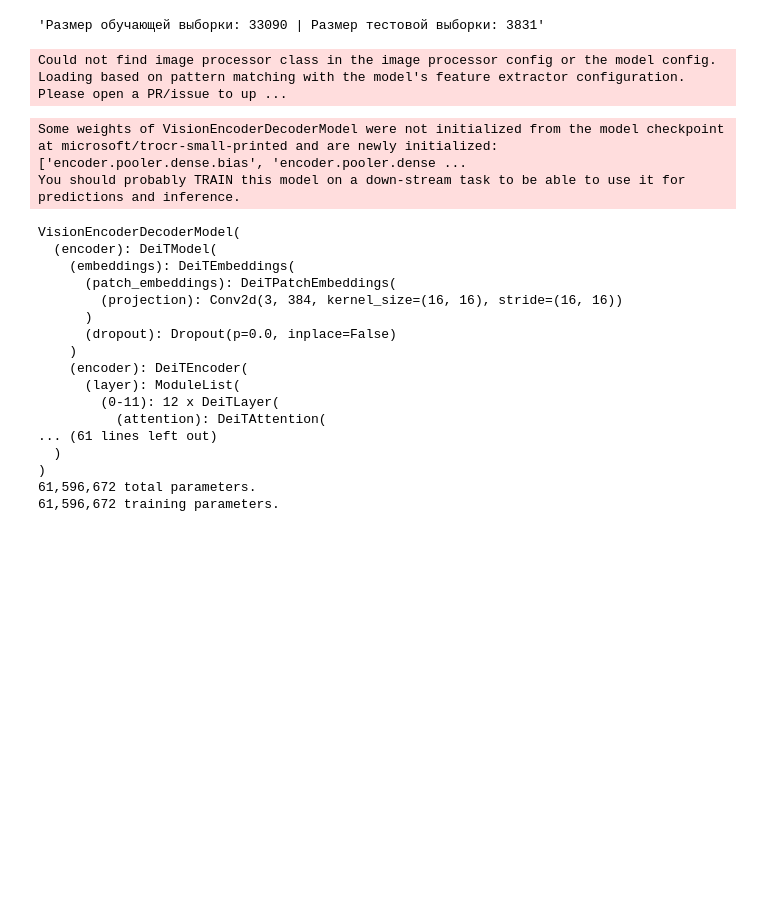
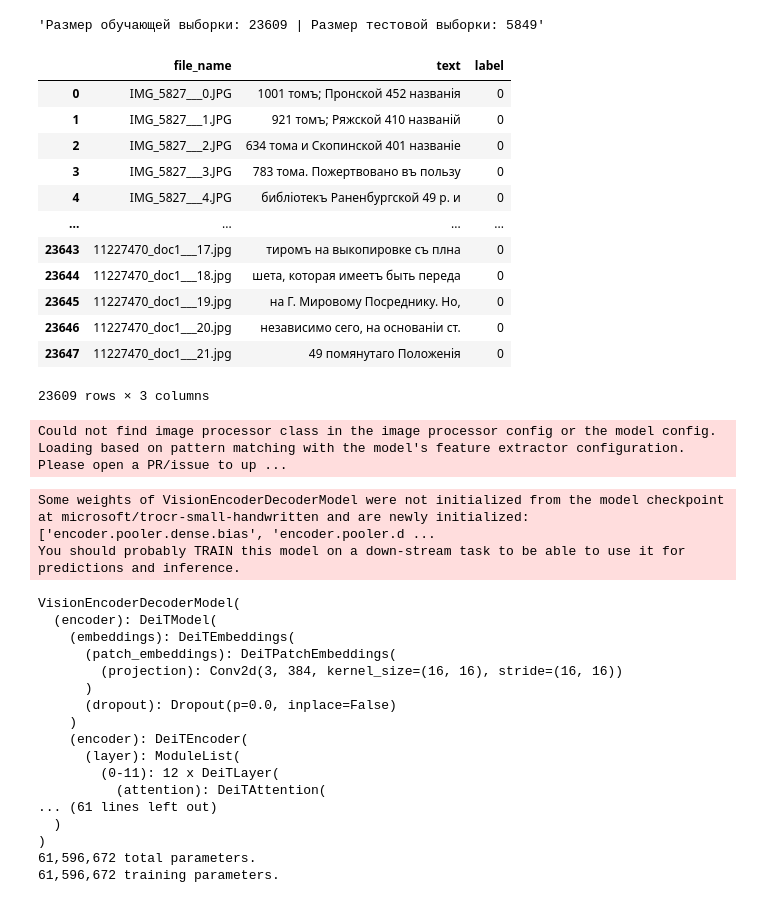
Before and after one commit to Akhmetov-VA/HTR-historical, a Jupyter notebook: notebooks/3 TEXT RECOGNIZER/2 Train OCR.ipynb, the cells around one changed output. Cells and saved outputs as stored; diff of their text form; code cells hidden in the pictures; blank space fills up the shorter version.

Commit message:
run compute metric and retrain with splited prepare data

```diff
--- a/notebooks/3 TEXT RECOGNIZER/2 Train OCR.ipynb
+++ b/notebooks/3 TEXT RECOGNIZER/2 Train OCR.ipynb
@@ -31,30 +31,56 @@ device = torch.device('cuda' if torch.cuda.is_available() else 'cpu')
 # %%
 @dataclass(frozen=True)
 class TrainingConfig:
-    BATCH_SIZE: int = 48
-    EPOCHS: int = 35
+    BATCH_SIZE: int = 64
+    EPOCHS: int = 30
     LEARNING_RATE: float = 0.00005
 
 @dataclass(frozen=True)
 class DatasetConfig:
-    DATA_ROOT: str = '../../data/processed/2 For OCR'
+    # DATA_ROOT: str = '../../data/processed/2 For OCR'
+    DATA_ROOT: str = '/media/admin01/storage1/vadim/Historical-docs-OCR/data/processed/3 Production'
+
 
 @dataclass(frozen=True)
 class ModelConfig:
-    MODEL_NAME: str = 'microsoft/trocr-small-printed'
-    # MODEL_NAME: str = 'microsoft/trocr-small-handwritten'
+    # MODEL_NAME: str = 'microsoft/trocr-small-printed'
+    MODEL_NAME: str = 'microsoft/trocr-small-handwritten'
+    # MODEL_NAME: str = 'raxtemur/trocr-base-ru'
+    # MODEL_NAME: str = 'microsoft/trocr-small-stage1'
 # %%
 train_df = pd.read_csv(
     os.path.join(DatasetConfig.DATA_ROOT, 'train.csv'), index_col=0
 )
 
 test_df = pd.read_csv(
-    os.path.join(DatasetConfig.DATA_ROOT, 'test.csv'), index_col=0
+    os.path.join(DatasetConfig.DATA_ROOT, 'valid.csv'), index_col=0
 )
 
+train_df.dropna(inplace=True)
+test_df.dropna(inplace=True)
+
+train_df = train_df[train_df['text'] != 'unlabelled']
+test_df = test_df[test_df['text'] != 'unlabelled']
+
 f"Размер обучающей выборки: {len(train_df)} | Размер тестовой выборки: {len(test_df)}"
 # %% [output]
-'Размер обучающей выборки: 33090 | Размер тестовой выборки: 3831'
+'Размер обучающей выборки: 23609 | Размер тестовой выборки: 5849'
+# %%
+train_df
+# %% [output]
+|  | file_name | text | label |
+| 0 | IMG_5827___0.JPG | 1001 томъ; Пронской 452 названiя | 0 |
+| 1 | IMG_5827___1.JPG | 921 томъ; Ряжской 410 названiй | 0 |
+| 2 | IMG_5827___2.JPG | 634 тома и Скопинской 401 названiе | 0 |
+| 3 | IMG_5827___3.JPG | 783 тома. Пожертвовано въ пользу | 0 |
+| 4 | IMG_5827___4.JPG | библiотекъ Раненбургской 49 р. и | 0 |
+| ... | ... | ... | ... |
+| 23643 | 11227470_doc1___17.jpg | тиромъ на выкопировке съ плна | 0 |
+| 23644 | 11227470_doc1___18.jpg | шета, которая имеетъ быть переда | 0 |
+| 23645 | 11227470_doc1___19.jpg | на Г. Мировому Посреднику. Но, | 0 |
+| 23646 | 11227470_doc1___20.jpg | независимо сего, на основанiи ст. | 0 |
+| 23647 | 11227470_doc1___21.jpg | 49 помянутаго Положенiя | 0 |
+23609 rows × 3 columns
 # %%
 # Augmentations.
 train_transforms = transforms.Compose([
@@ -118,7 +145,7 @@ total_trainable_params = sum(
     p.numel() for p in model.parameters() if p.requires_grad)
 print(f"{total_trainable_params:,} training parameters.")
 # %% [output]
-Some weights of VisionEncoderDecoderModel were not initialized from the model checkpoint at microsoft/trocr-small-printed and are newly initialized: ['encoder.pooler.dense.bias', 'encoder.pooler.dense ...
+Some weights of VisionEncoderDecoderModel were not initialized from the model checkpoint at microsoft/trocr-small-handwritten and are newly initialized: ['encoder.pooler.dense.bias', 'encoder.pooler.d ...
 You should probably TRAIN this model on a down-stream task to be able to use it for predictions and inference.
 VisionEncoderDecoderModel(
   (encoder): DeiTModel(
```
Also changed, not shown: parts of 7 cells of this notebook, 8 other files.
